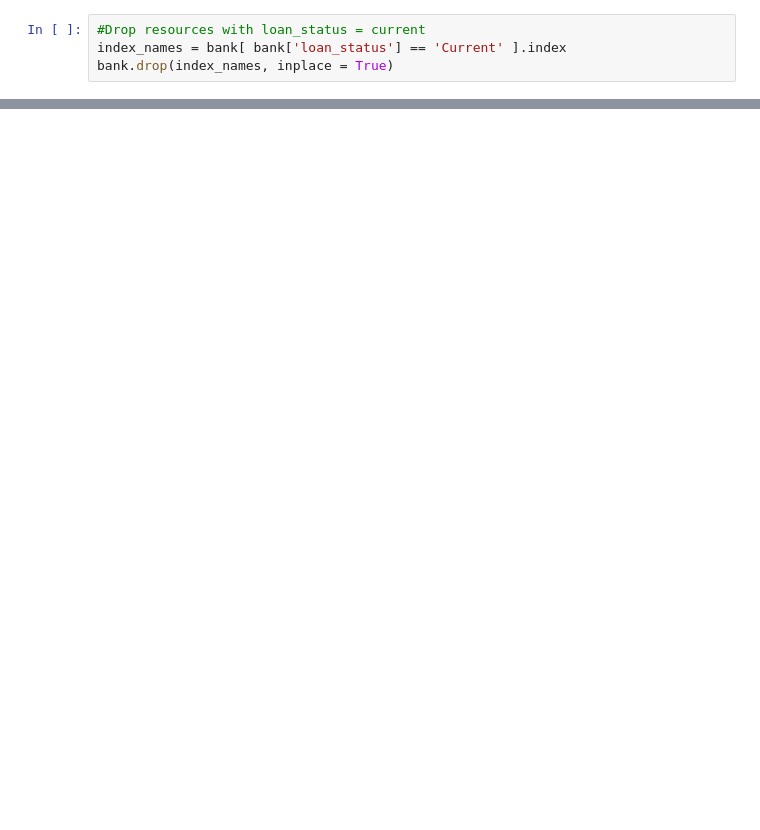
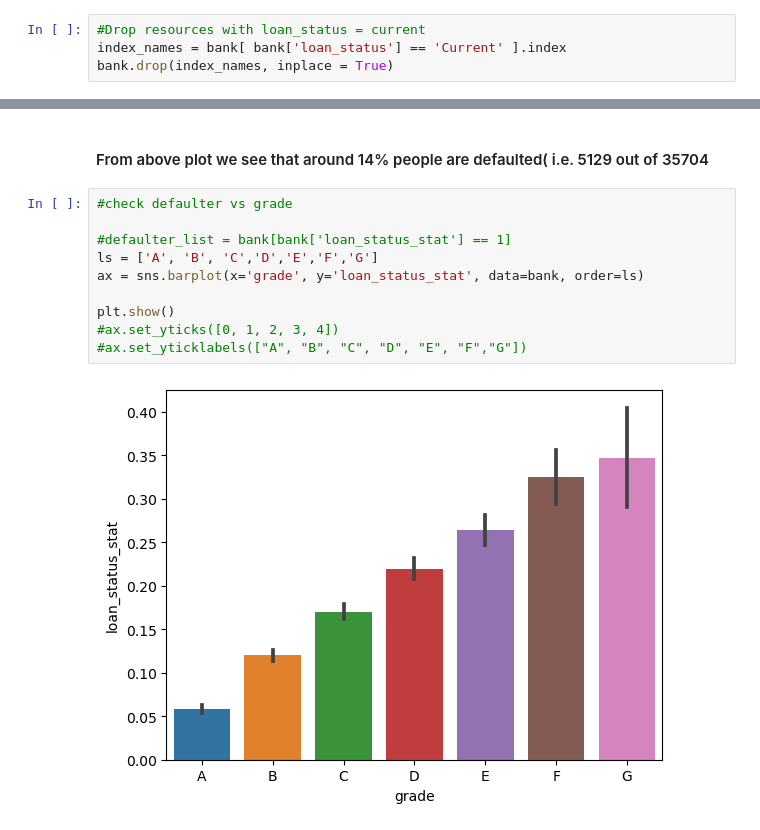
Before and after one commit to PravinGorlewar/Loan_Defaulter_Analysis_CaseStudyStudy, a Jupyter notebook: LoanCaseStudy.ipynb, the cells around one changed output, grey strips where cells are left out. Drawn from its saved outputs; the diff is of its cells as text; blank space fills up the shorter version.

```diff
--- a/LoanCaseStudy.ipynb
+++ b/LoanCaseStudy.ipynb
@@ -143,0 +235,14 @@ bank.boxplot('annual_inc')
+# %% [markdown]
+#### From above plot we see that around 14% people are defaulted( i.e. 5129 out of 35704
+# %%
+#check defaulter vs grade
+
+#defaulter_list = bank[bank['loan_status_stat'] == 1]
+ls = ['A', 'B', 'C','D','E','F','G']
+ax = sns.barplot(x='grade', y='loan_status_stat', data=bank, order=ls)
+
+plt.show()
+#ax.set_yticks([0, 1, 2, 3, 4])
+#ax.set_yticklabels(["A", "B", "C", "D", "E", "F","G"])
+# %% [output]
+[figure, added]
```
Also changed, not shown: parts of 36 cells of this notebook.
